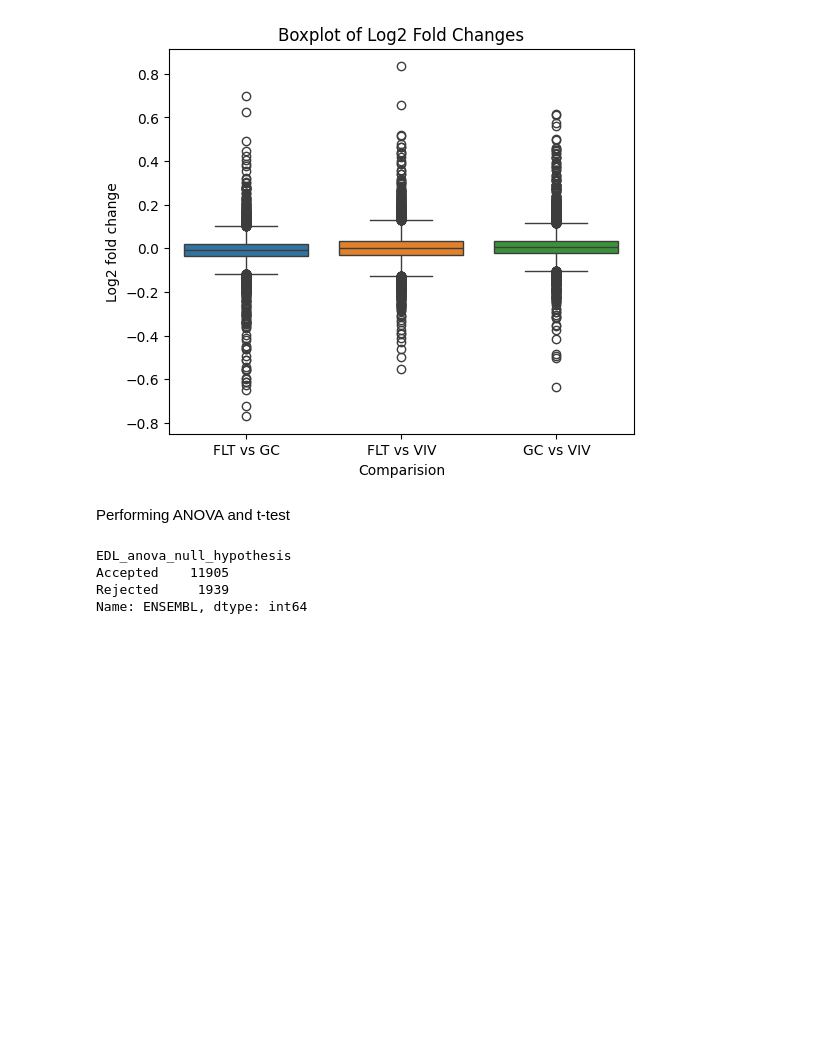
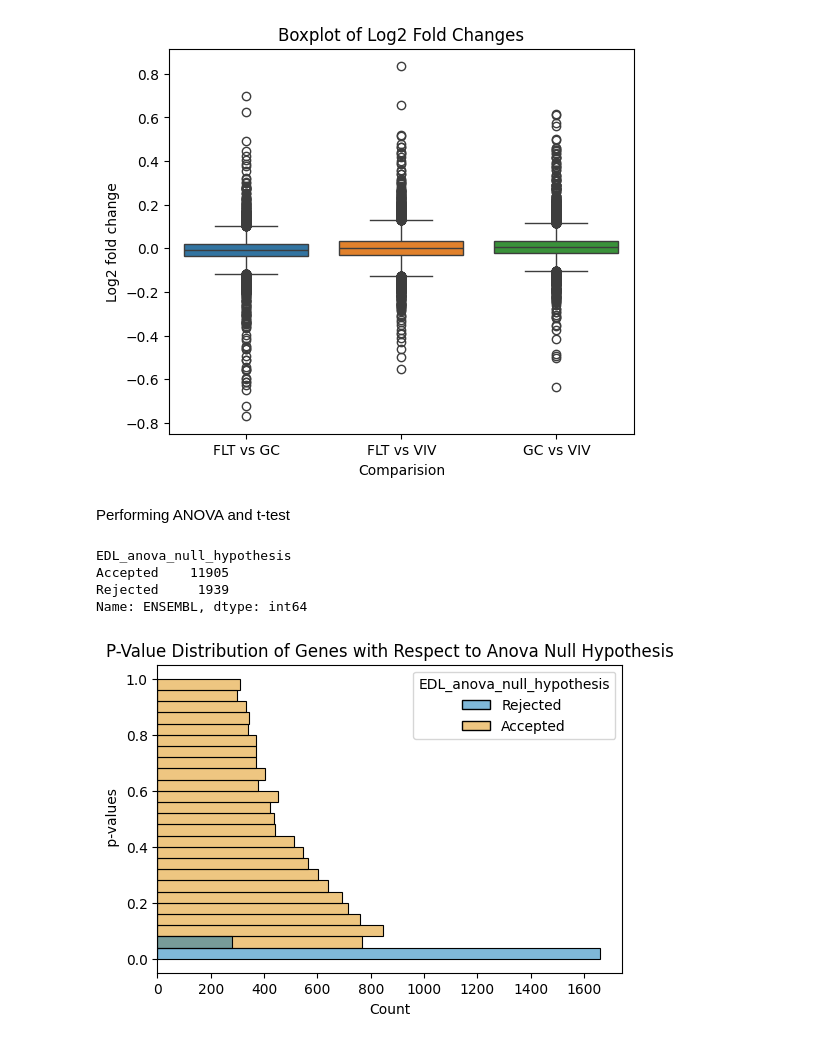
Before and after one commit to Ishtikaa/DGE-analysis-in-microgravity-for-biomarkers-of-muscle-atrophy, a Jupyter notebook: dge.ipynb, the cells around one changed output. Drawn from its saved outputs; the diff is of its cells as text; code cells hidden in the pictures; blank space fills up the shorter version.

Commit message:
plot of edl p-values obtained from ANOVA

```diff
--- a/dge.ipynb
+++ b/dge.ipynb
@@ -506,3 +506,12 @@ EDL_anova_null_hypothesis
 Accepted    11905
 Rejected     1939
 Name: ENSEMBL, dtype: int64
+# %%
+#plotting p-values obtained from ANOVA
+plt.figure(figsize=(6,4))
+sns.histplot( y= EDL_p_val, hue= edl_filtered['EDL_anova_null_hypothesis'], palette='colorblind')
+plt.ylabel(" p-values")
+plt.title("P-Value Distribution of Genes with Respect to Anova Null Hypothesis")
+plt.show()
+# %% [output]
+[figure, added]
```
